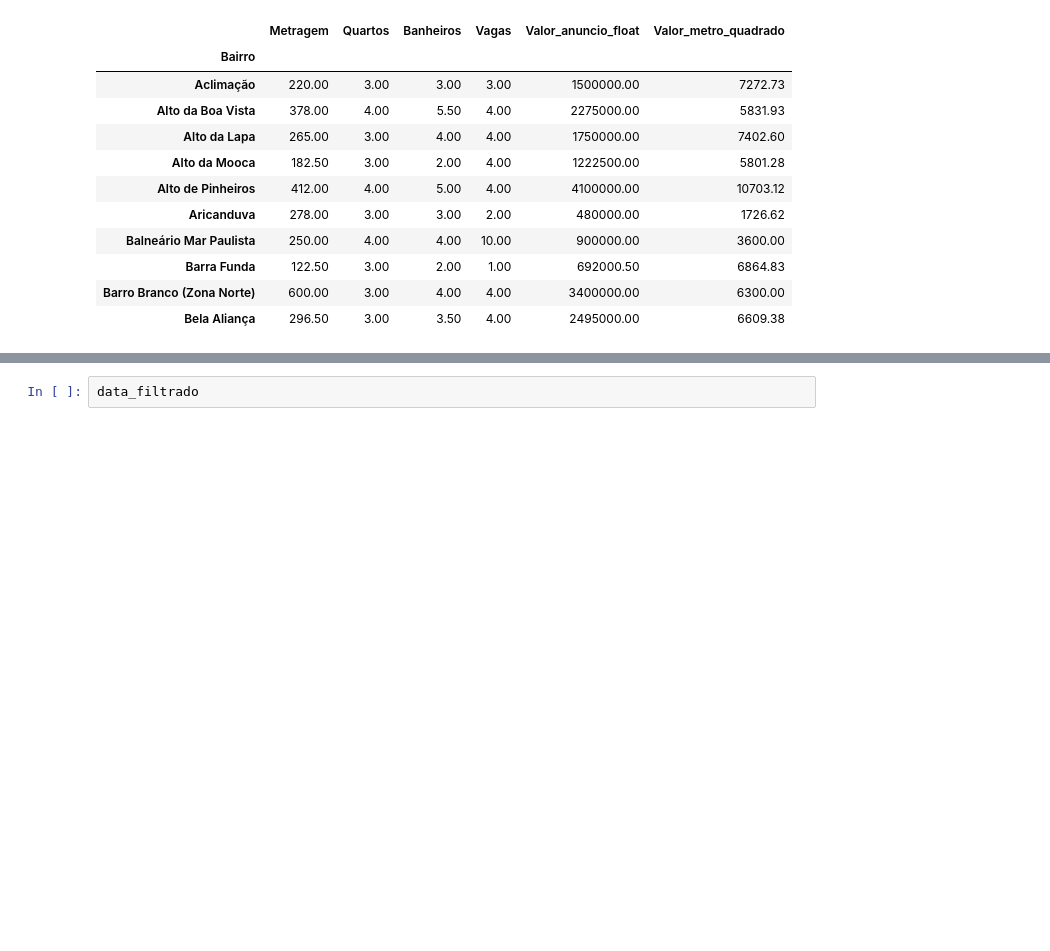
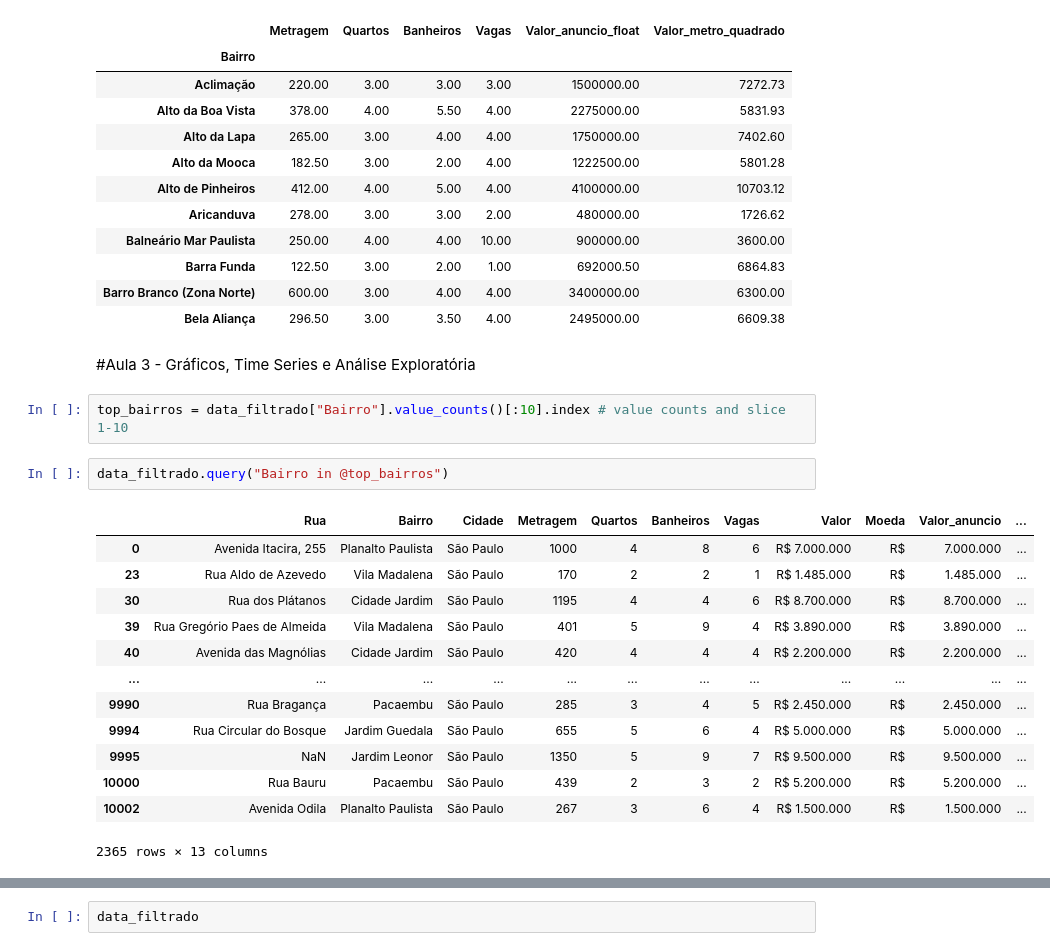
Before and after one commit to rodrigoyujisato/alura-data-science-maio-2022, a Jupyter notebook: alura_data_science_maio_2022.ipynb, the cells around one changed output, grey strips where cells are left out. Drawn from its saved outputs; the diff is of its cells as text; blank space fills up the shorter version.

```diff
--- a/alura_data_science_maio_2022.ipynb
+++ b/alura_data_science_maio_2022.ipynb
@@ -378,5 +378,25 @@ See the caveats in the documentation: https://pandas.pydata.org/pandas-docs/stab
 | Barra Funda | 122.50 | 3.00 | 2.00 | 1.00 | 692000.50 | 6864.83 |
 | Barro Branco (Zona Norte) | 600.00 | 3.00 | 4.00 | 4.00 | 3400000.00 | 6300.00 |
 | Bela Aliança | 296.50 | 3.00 | 3.50 | 4.00 | 2495000.00 | 6609.38 |
+# %% [markdown]
+#Aula 3 - Gráficos, Time Series e Análise Exploratória
+# %%
+top_bairros = data_filtrado["Bairro"].value_counts()[:10].index # value counts and slice 1-10
+# %%
+data_filtrado.query("Bairro in @top_bairros")
+# %% [output]
+|  | Rua | Bairro | Cidade | Metragem | Quartos | Banheiros | Vagas | Valor | Moeda | Valor_anuncio | ... |
+| 0 | Avenida Itacira, 255 | Planalto Paulista | São Paulo | 1000 | 4 | 8 | 6 | R$ 7.000.000 | R$ | 7.000.000 | ... |
+| 23 | Rua Aldo de Azevedo | Vila Madalena | São Paulo | 170 | 2 | 2 | 1 | R$ 1.485.000 | R$ | 1.485.000 | ... |
+| 30 | Rua dos Plátanos | Cidade Jardim | São Paulo | 1195 | 4 | 4 | 6 | R$ 8.700.000 | R$ | 8.700.000 | ... |
+| 39 | Rua Gregório Paes de Almeida | Vila Madalena | São Paulo | 401 | 5 | 9 | 4 | R$ 3.890.000 | R$ | 3.890.000 | ... |
+| 40 | Avenida das Magnólias | Cidade Jardim | São Paulo | 420 | 4 | 4 | 4 | R$ 2.200.000 | R$ | 2.200.000 | ... |
+| ... | ... | ... | ... | ... | ... | ... | ... | ... | ... | ... | ... |
+| 9990 | Rua Bragança | Pacaembu | São Paulo | 285 | 3 | 4 | 5 | R$ 2.450.000 | R$ | 2.450.000 | ... |
+| 9994 | Rua Circular do Bosque | Jardim Guedala | São Paulo | 655 | 5 | 6 | 4 | R$ 5.000.000 | R$ | 5.000.000 | ... |
+| 9995 | NaN | Jardim Leonor | São Paulo | 1350 | 5 | 9 | 7 | R$ 9.500.000 | R$ | 9.500.000 | ... |
+| 10000 | Rua Bauru | Pacaembu | São Paulo | 439 | 2 | 3 | 2 | R$ 5.200.000 | R$ | 5.200.000 | ... |
+| 10002 | Avenida Odila | Planalto Paulista | São Paulo | 267 | 3 | 6 | 4 | R$ 1.500.000 | R$ | 1.500.000 | ... |
+2365 rows × 13 columns
 # %%
 sns.set_theme(style="whitegrid")
```
Also changed, not shown: parts of 29 cells of this notebook.
